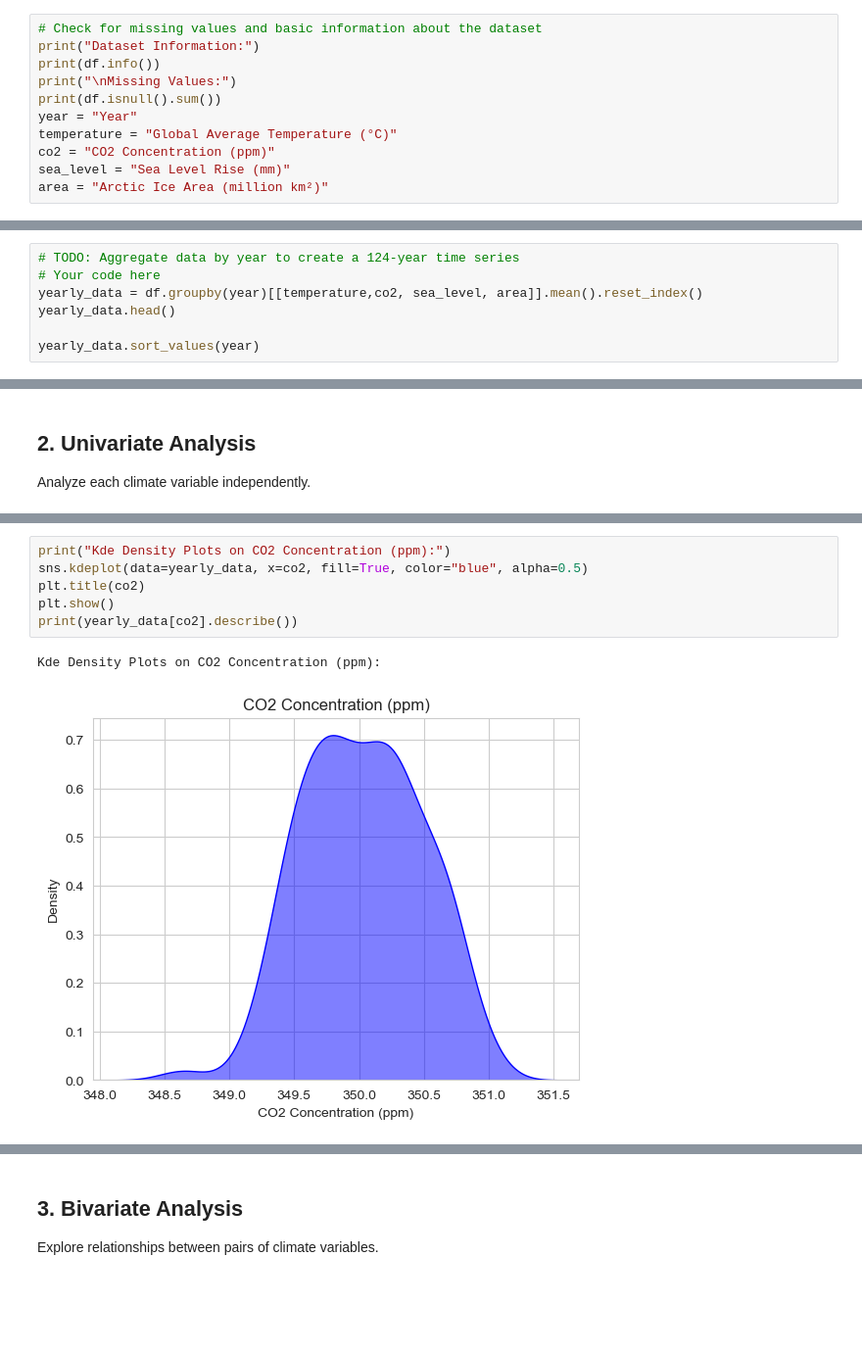
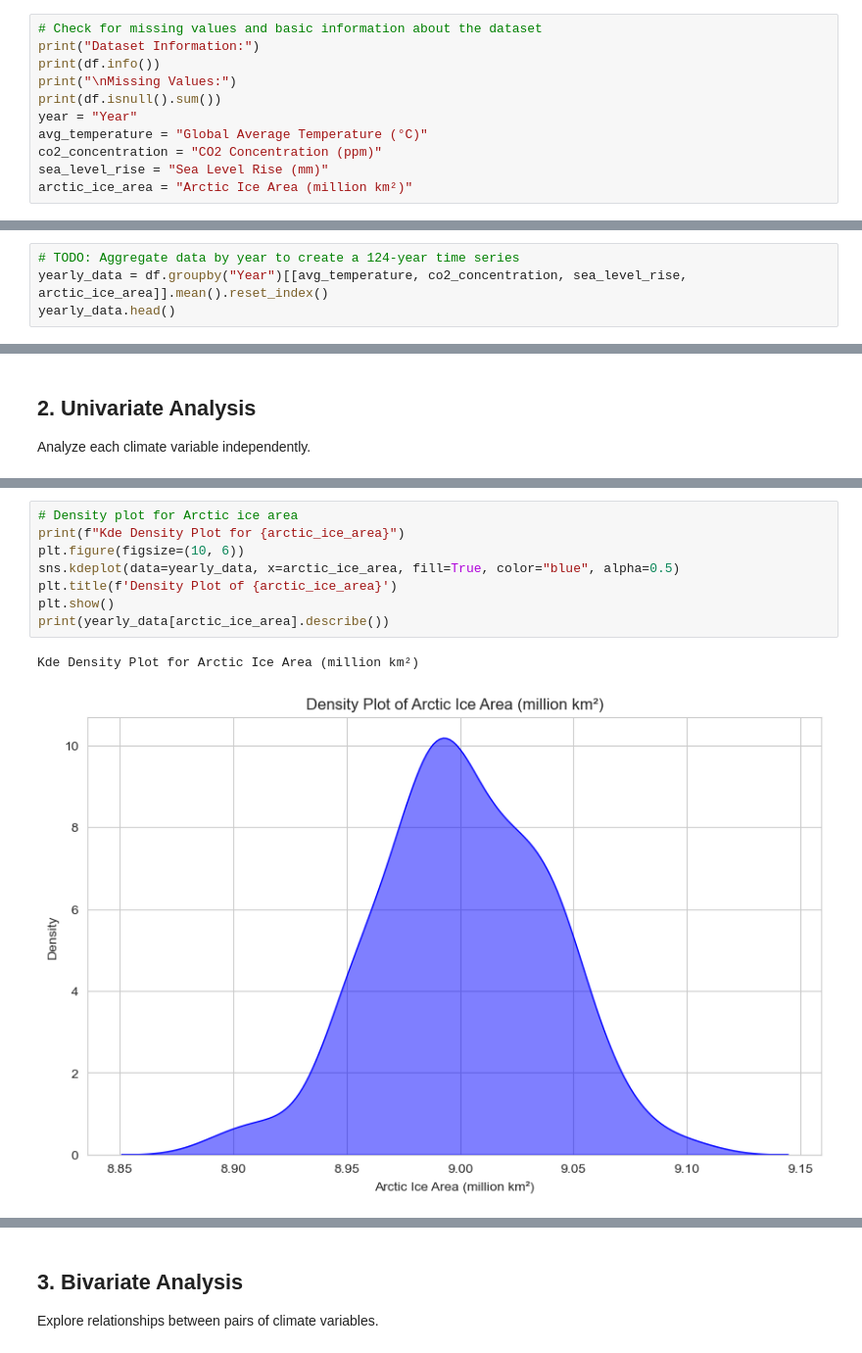
Before and after one commit to Omdena-NIC-Nepal/complete-eda-curious-coders, a Jupyter notebook: climate_eda.ipynb, the cells around one changed output, grey strips where cells are left out. Shown at 98% size. Cells and saved outputs as stored; diff of their text form; blank space fills up the shorter version.

```diff
--- a/climate_eda.ipynb
+++ b/climate_eda.ipynb
@@ -41,10 +40,10 @@ print(df.info())
 print("\nMissing Values:")
 print(df.isnull().sum())
 year = "Year"
-temperature = "Global Average Temperature (°C)"
-co2 = "CO2 Concentration (ppm)"
-sea_level = "Sea Level Rise (mm)"
-area = "Arctic Ice Area (million km²)"
+avg_temperature = "Global Average Temperature (°C)"
+co2_concentration = "CO2 Concentration (ppm)"
+sea_level_rise = "Sea Level Rise (mm)"
+arctic_ice_area = "Arctic Ice Area (million km²)"
 # %% [output]
 Dataset Information:
 <class 'pandas.core.frame.DataFrame'>
@@ -65,11 +64,8 @@ Arctic Ice Area (million km²)      0
 dtype: int64
 # %%
 # TODO: Aggregate data by year to create a 124-year time series
-# Your code here
-yearly_data = df.groupby(year)[[temperature,co2, sea_level, area]].mean().reset_index()
+yearly_data = df.groupby("Year")[[avg_temperature, co2_concentration, sea_level_rise, arctic_ice_area]].mean().reset_index()
 yearly_data.head()
-
-yearly_data.sort_values(year)
 # %% [output]
 |  | Year | Global Average Temperature (°C) | CO2 Concentration (ppm) | Sea Level Rise (mm) | Arctic Ice Area (million km²) |
 | 0 | 1900 | 14.506663 | 350.373405 | 150.408288 | 8.978659 |
@@ -138,10 +208,12 @@ Name: Global Average Temperature (°C), dtype: float64
 # %%
-print("Kde Density Plots on CO2 Concentration (ppm):")
-sns.kdeplot(data=yearly_data, x=co2, fill=True, color="blue", alpha=0.5)
-plt.title(co2)
+# Density plot for Arctic ice area
+print(f"Kde Density Plot for {arctic_ice_area}")
+plt.figure(figsize=(10, 6))
+sns.kdeplot(data=yearly_data, x=arctic_ice_area, fill=True, color="blue", alpha=0.5)
+plt.title(f'Density Plot of {arctic_ice_area}')
 plt.show()
-print(yearly_data[co2].describe())
+print(yearly_data[arctic_ice_area].describe())
 # %% [output]
-Kde Density Plots on CO2 Concentration (ppm):
+Kde Density Plot for Arctic Ice Area (million km²)
-[figure, old version]
+[figure, new version]
 count    124.000000
```
Also changed, not shown: parts of 31 cells of this notebook.
